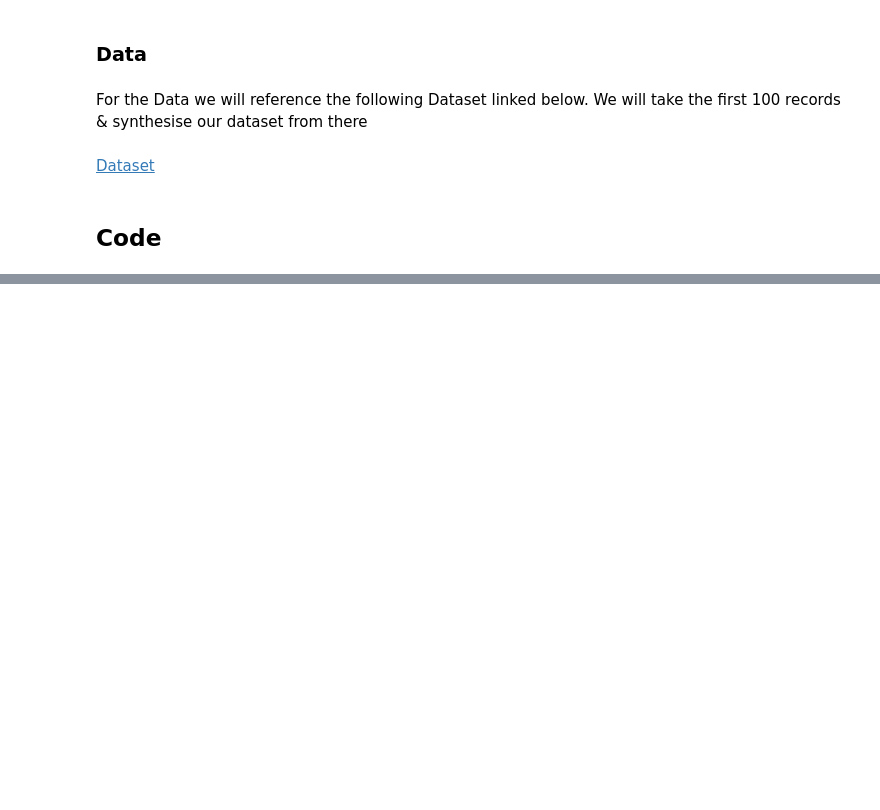
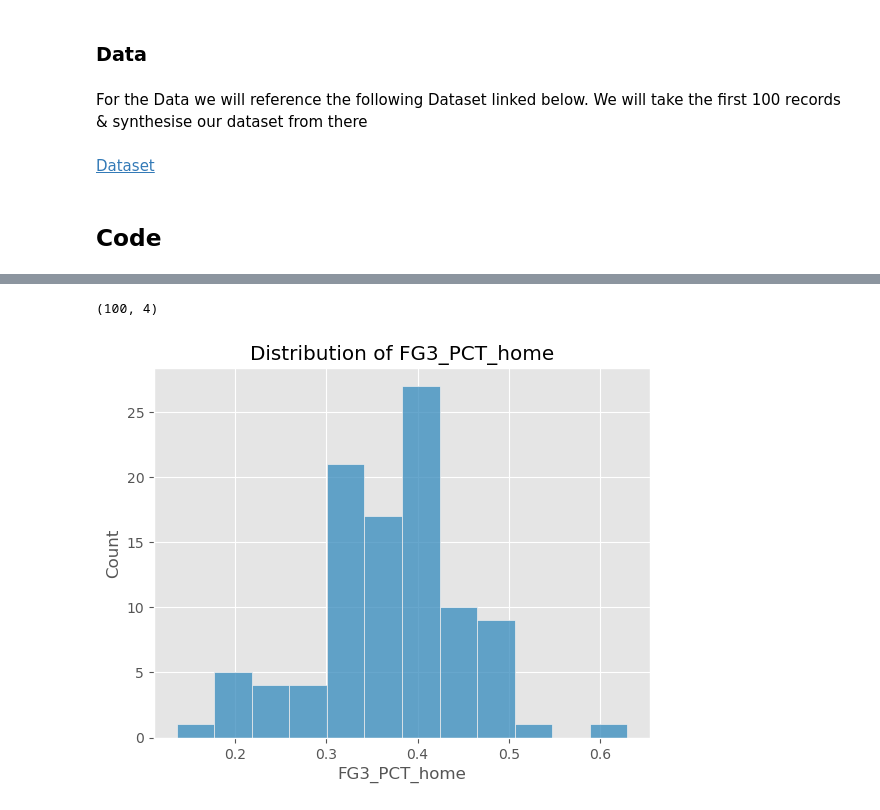
Before and after one commit to RyanMch97/ProgDA-Project, a Jupyter notebook: Prog-DA.ipynb, the cells around one changed output, grey strips where cells are left out. Saved outputs shown, nothing was run; the diff lists cells and outputs as text; code cells hidden in the pictures; blank space fills up the shorter version.

Commit message:
Plot added, add more later

```diff
--- a/Prog-DA.ipynb
+++ b/Prog-DA.ipynb
@@ -67,6 +69,6 @@ import matplotlib.pyplot as plt
 # %%
 # loading the dataset
-df = pd.read_csv("/Desktop/Games-First100Sample.csv")
+df = pd.read_csv("Games-First100Sample.csv")
 # %%
 # checking the dataset
 df.head()
@@ -72,0 +82,12 @@ df.head()
+# %%
+df.shape
+# %% [output]
+(100, 4)
+# %%
+# making a displot
+plt.style.use("ggplot")
+sns.histplot(df["FG3_PCT_home"])
+plt.title("Distribution of FG3_PCT_home")
+plt.show()
+# %% [output]
+[figure, added]
```
Also changed, not shown: parts of 3 cells of this notebook.
